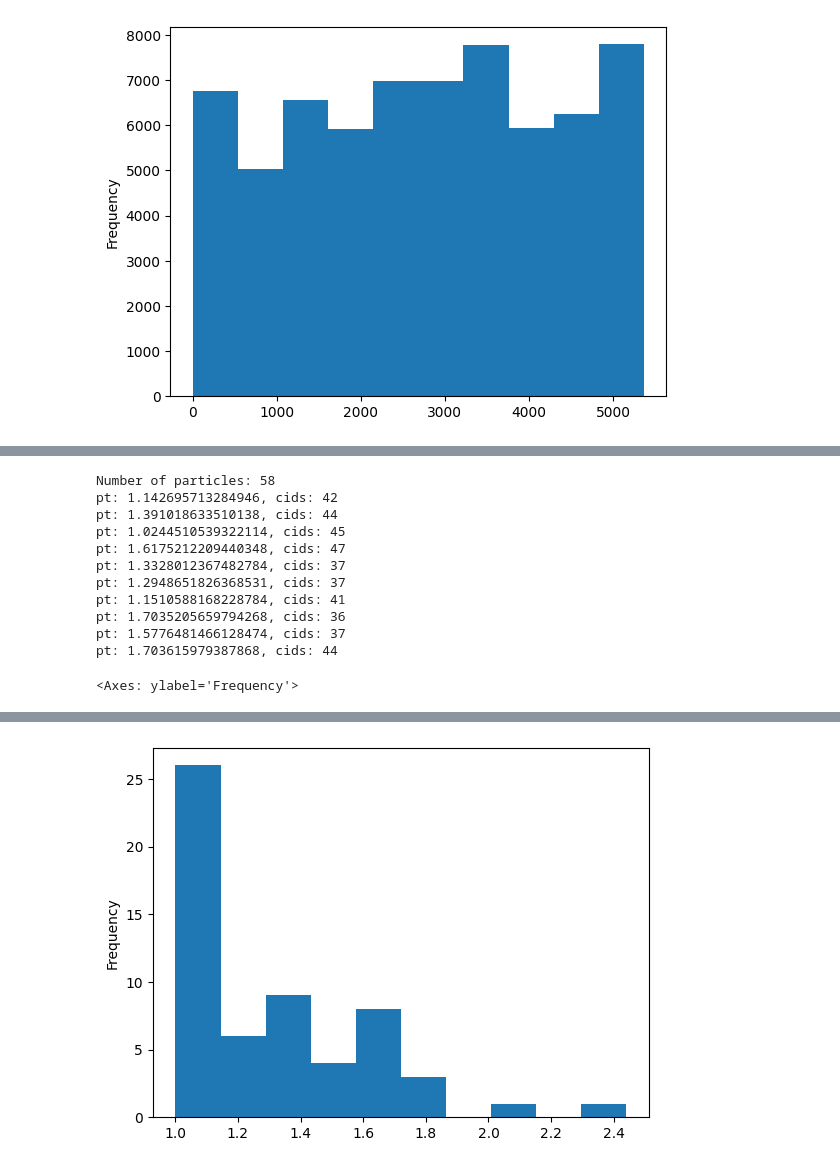
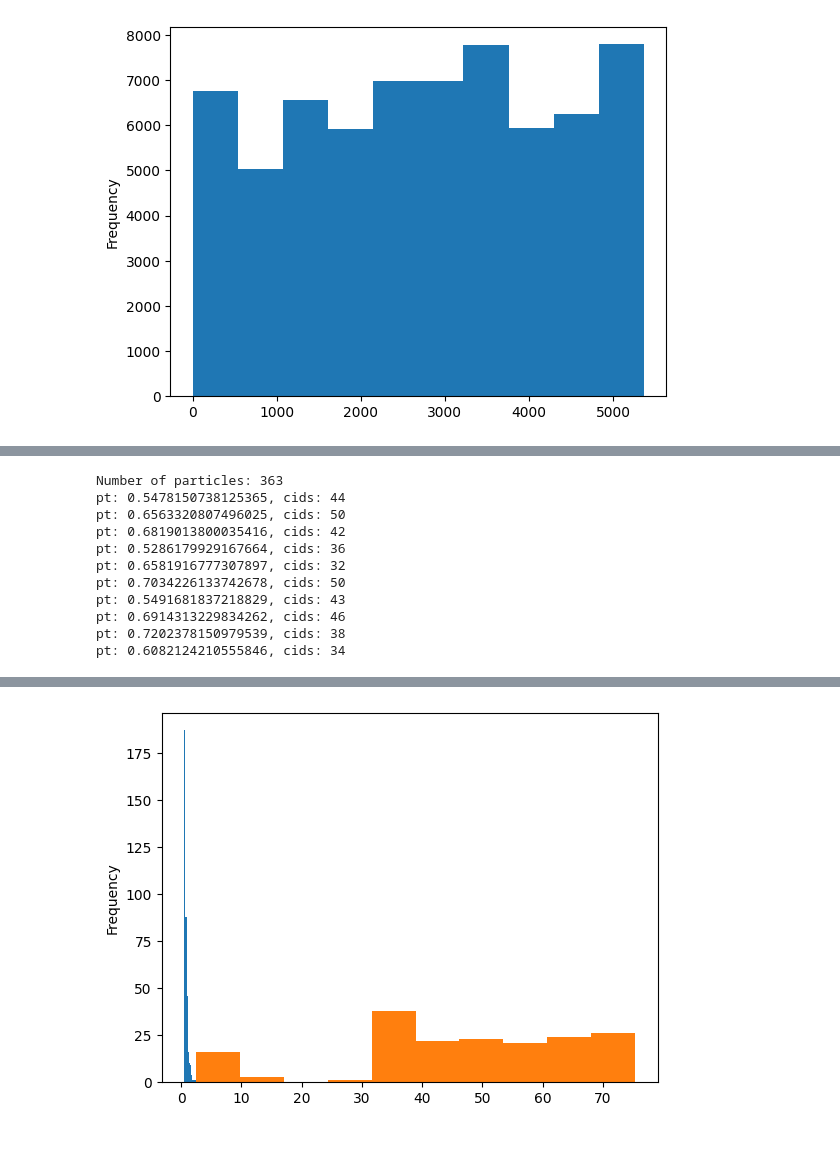
Before and after one commit to BNL-DAQ-LDRD/calotrack_tree, a Jupyter notebook: scripts/explore_data.ipynb, the cells around one changed output, grey strips where cells are left out. Drawn from its saved outputs; the diff is of its cells as text; code cells hidden in the pictures.

```diff
--- a/scripts/explore_data.ipynb
+++ b/scripts/explore_data.ipynb
@@ -148,13 +197,16 @@ Name: 0, dtype: object
 def get_particles(data, event_id):
     pid = data["particle_track_id"].array(library="np")[event_id]
     cids = [pid_to_cids.get(p, [])  for p in pid]
+    lists_of_x = [[clusters.iloc[cid_to_index[cid]]['x'] for cid in cids] for cids in cids]
+    lists_of_y = [[clusters.iloc[cid_to_index[cid]]['y'] for cid in cids] for cids in cids]
+    lists_of_z = [[clusters.iloc[cid_to_index[cid]]['z'] for cid in cids] for cids in cids]
     px = data["particle_px"].array(library="np")[event_id]
     py = data["particle_py"].array(library="np")[event_id]
     pz = data["particle_pz"].array(library="np")[event_id]
     pt = [np.sqrt(px**2 + py**2) for px, py in zip(px, py)]
-    df = pd.DataFrame({"pid": pid, "pt": pt, "cids": cids})
+    df = pd.DataFrame({"pid": pid, "pt": pt, "cids": cids, "x": lists_of_x, "y": lists_of_y, "z": lists_of_z})
     df = df[df['pid'] > 0]
-    df = df[df['pt'] > 1]
+    df = df[df['pt'] > 0.5]
     df = df[df['cids'].apply(len) > 30]
     return df
 particles = get_particles(data, 0)
@@ -164,16 +216,59 @@ for i in range(10):
     print(f"pt: {particles.iloc[i]['pt']}, cids: {len(particles['cids'].iloc[i])}")
 
 particles['pt'].plot(kind='hist')
+
+flattened_data = {"particle": [], "x": [], "y": [], "z": [], "r": []}
+for irow, row in particles.iterrows():
+    if irow % 100 != 0:
+        continue
+    for x_val, y_val, z_val in zip(row["x"], row["y"], row["z"]):
+        flattened_data["particle"].append(row["pid"])
+        flattened_data["x"].append(x_val)
+        flattened_data["y"].append(y_val)
+        flattened_data["z"].append(z_val)
+        flattened_data["r"].append(np.sqrt(x_val**2 + y_val**2))
+
+df_flat = pd.DataFrame(flattened_data)
+df_flat["r"].plot(kind="hist")
+
+fig = px.scatter(
+    df_flat,
+    x="x",
+    y="y",
+    color="particle",
+    title="2D Scatter Plot of Particle Clusters"
+)
+fig.update_layout(
+    yaxis=dict(
+        scaleanchor="x",
+        scaleratio=1
+    )
+)
+fig.update_traces(marker_size=3)
+fig.show()
+
+fig = px.scatter_3d(
+    df_flat,
+    x="x",
+    y="y",
+    z="z",
+    color="particle",
+    title="3D Scatter Plot of Particle Clusters"
+)
+fig.update_traces(marker_size=3)
+fig.update_layout(scene_camera=dict(
+    eye=dict(x=0, y=0, z=2)
+))
+fig.show()
 # %% [output]
-Number of particles: 58
-pt: 1.142695713284946, cids: 42
-pt: 1.391018633510138, cids: 44
-pt: 1.0244510539322114, cids: 45
-pt: 1.6175212209440348, cids: 47
-pt: 1.3328012367482784, cids: 37
-pt: 1.2948651826368531, cids: 37
-pt: 1.1510588168228784, cids: 41
-pt: 1.7035205659794268, cids: 36
-pt: 1.5776481466128474, cids: 37
-pt: 1.703615979387868, cids: 44
+Number of particles: 363
+pt: 0.5478150738125365, cids: 44
+pt: 0.6563320807496025, cids: 50
+pt: 0.6819013800035416, cids: 42
+pt: 0.5286179929167664, cids: 36
+pt: 0.6581916777307897, cids: 32
+pt: 0.7034226133742678, cids: 50
+pt: 0.5491681837218829, cids: 43
+pt: 0.6914313229834262, cids: 46
+pt: 0.7202378150979539, cids: 38
+pt: 0.6082124210555846, cids: 34
-<Axes: ylabel='Frequency'>
@@ -180 +277 @@ pt: 1.703615979387868, cids: 44
-[figure, old version]
+[figure, new version]
```
Also changed, not shown: parts of 5 cells of this notebook.
